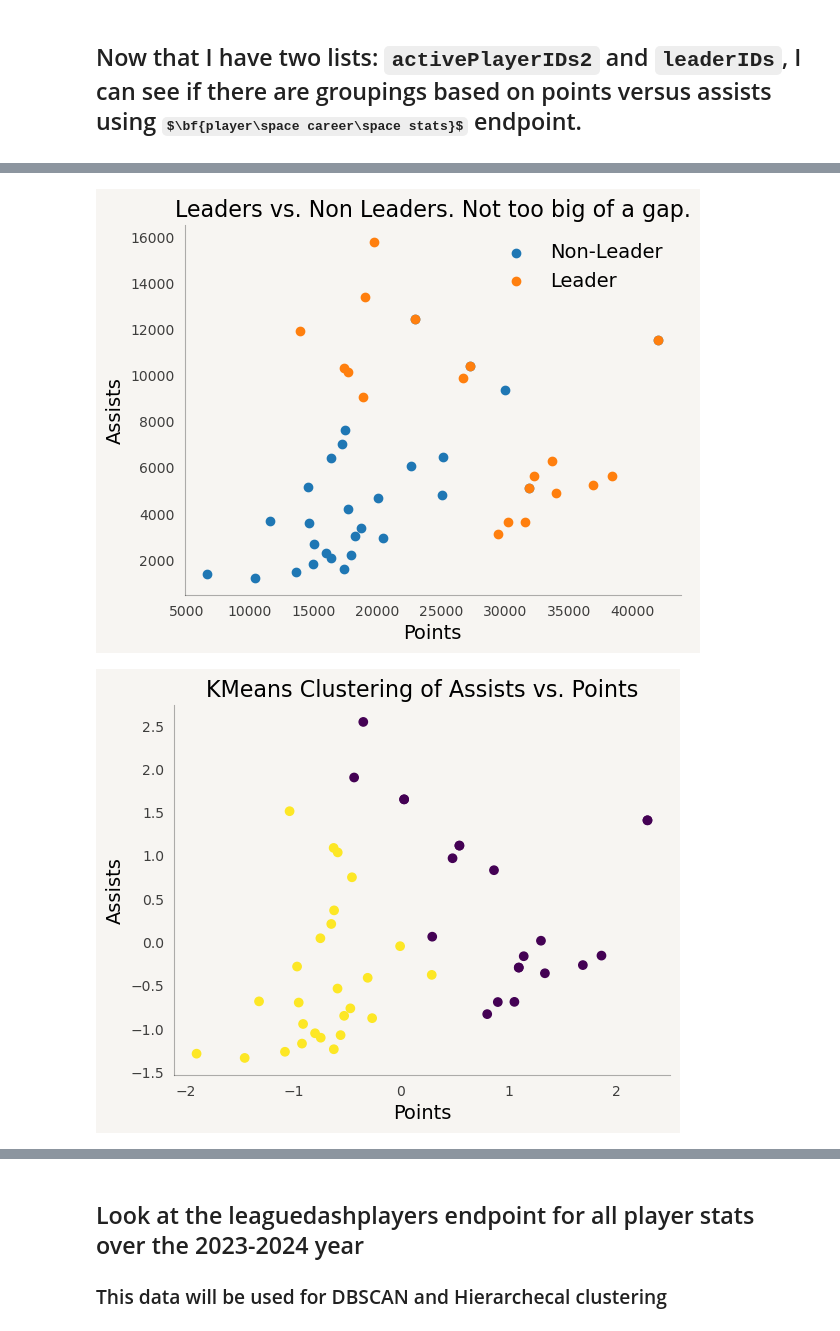
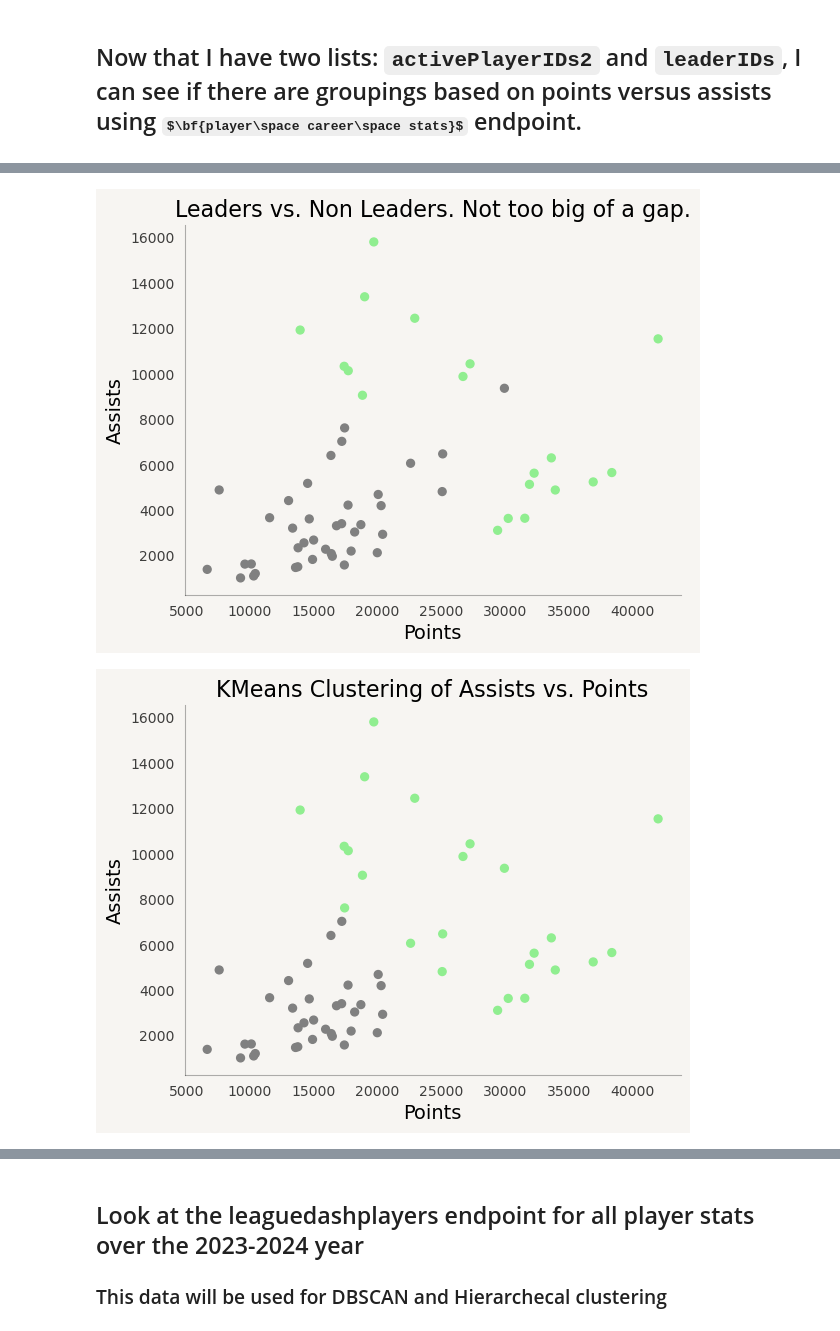
Before and after one commit to lonswaymar/NuggetAnalysis, a Jupyter notebook: notebooks/gather_data_clustering.ipynb, the cells around one changed output, grey strips where cells are left out. Drawn from its saved outputs; the diff is of its cells as text; code cells hidden in the pictures; some formulas as TeX source.

```diff
--- a/notebooks/gather_data_clustering.ipynb
+++ b/notebooks/gather_data_clustering.ipynb
@@ -197,0 +165,7 @@ for playerSheet in os.listdir(path):
+# %%
+# Create a dataframe for non leaders data before merging with leadersDF
+nonleadersDF = pd.DataFrame(minutesPointsAssists, columns=["MIN", "PTS", "AST", "LEADER"])
+df_clean_kmeans = pd.concat([nonleadersDF, leadersDF])
+
+df_clean_kmeans.to_csv("../data/module2_data/kmeans_clean_data.csv")
+df_clean_kmeans.sample(frac=1).head(3)
@@ -198,16 +177,16 @@ for playerSheet in os.listdir(path):
 # %%
-# Get points and assists from top 10% of non leaders
-minutes = [sublist[0] for sublist in minutesPointsAssists]
-threshold = np.percentile(minutes, 95)
+# Histogram all minutes played
+minutes = df_clean_kmeans["MIN"]
+threshold = np.percentile(minutes, 90)
 
 fig, ax = plt.subplots()
 ax.hist(minutes, bins=30)
-ax.axvline(threshold, color="k", label="95th Percentile")
+ax.axvline(threshold, color="k", label="90th\nPercentile")
 ax.legend(loc="best")
 tidy_axes(ax)
 
 ax.set_xlabel("Minutes Played in Career", fontsize=14)
-ax.set_title("All Active Players Not in Top 10 Points or Assists", fontsize=16)
+ax.set_title("All Active Players Not in Top 10 Points or Assists", fontsize=titlesize)
 fig.set_facecolor(facecolor)
 ax.set_facecolor(facecolor)
 plt.savefig("../images/module2_images/minutes_played_all_players.png")
@@ -216,14 +195,13 @@ plt.savefig("../images/module2_images/minutes_played_all_players.png")
 # %%
+# Include in the plot only players above the 95th percentile in time played
+numAboveThreshold = np.sum(df_clean_kmeans["MIN"]>threshold)
+df_top_95 = df_clean_kmeans.sort_values(by="MIN", ascending=False).head(numAboveThreshold)
+colors = df_top_95["LEADER"].map({"LEADER":"lightgreen", "NONLEADER":"grey"})
 
+fig, ax = plt.subplots()
+df_top_95.plot(kind='scatter', x='PTS', y='AST', c=colors, ax=ax, s=32)
 
-top10 = np.array([sublist for sublist in minutesPointsAssists if sublist[0] > threshold])
-leaders = np.array(minutesPointsAssistsLeaders)
-fig, ax = plt.subplots()
-
-ax.scatter(top10[:,1], top10[:,2], label="Non-Leader")
-ax.scatter(leaders[:,1], leaders[:,2], label="Leader")
 tidy_axes(ax)
-
 ax.set_xlabel("Points", fontsize=labelsize)
 ax.set_ylabel("Assists", fontsize=labelsize)
 ax.set_title("Leaders vs. Non Leaders. Not too big of a gap.", fontsize=titlesize)
@@ -232,32 +210,27 @@ ax.set_facecolor(facecolor)
 plt.savefig("../images/module2_images/pts_asts_scatter.png")
 plt.show()
 # %% [output]
-[figure, old version]
+[figure, new version]
 # %%
-pointsArray = np.concatenate((top10[:,1], leaders[:,1]))
-assistsArray = np.concatenate((top10[:,2], leaders[:,2]))
-
-ptsAsts = pd.DataFrame(np.array([pointsArray, assistsArray]).T, columns=["Points", "Assists"])
-
 # Normalize it
 scaler = StandardScaler()
-ptsAsts = pd.DataFrame(scaler.fit_transform(ptsAsts), columns=ptsAsts.columns)
+normalized_top_95 = scaler.fit_transform(df_top_95.drop(columns=["LEADER", "MIN"]))
 # %%
 fig, ax = plt.subplots()
 
+kmeans = KMeans(n_clusters=2)
+kmeans.fit(normalized_top_95)
 
-kmeans = KMeans(n_clusters=2)
-kmeans.fit(ptsAsts)
-
-ax.scatter(ptsAsts["Points"], ptsAsts["Assists"], c=kmeans.labels_)
+labels = pd.Series(kmeans.labels_).map({0:"lightgreen", 1:"grey"})
+df_top_95.plot(kind='scatter', x='PTS', y='AST', c=labels, ax=ax, s=32)
 
 tidy_axes(ax)
 ax.set_title("KMeans Clustering of Assists vs. Points", fontsize=titlesize)
 ax.set_xlabel("Points", fontsize=14)
 ax.set_ylabel("Assists", fontsize=14)
 fig.set_facecolor(facecolor)
 ax.set_facecolor(facecolor)
 plt.savefig("../images/module2_images/kmeans.png")
 plt.show()
 # %% [output]
-[figure, old version]
+[figure, new version]
```
Also changed, not shown: parts of 16 cells of this notebook, 8 other files.
